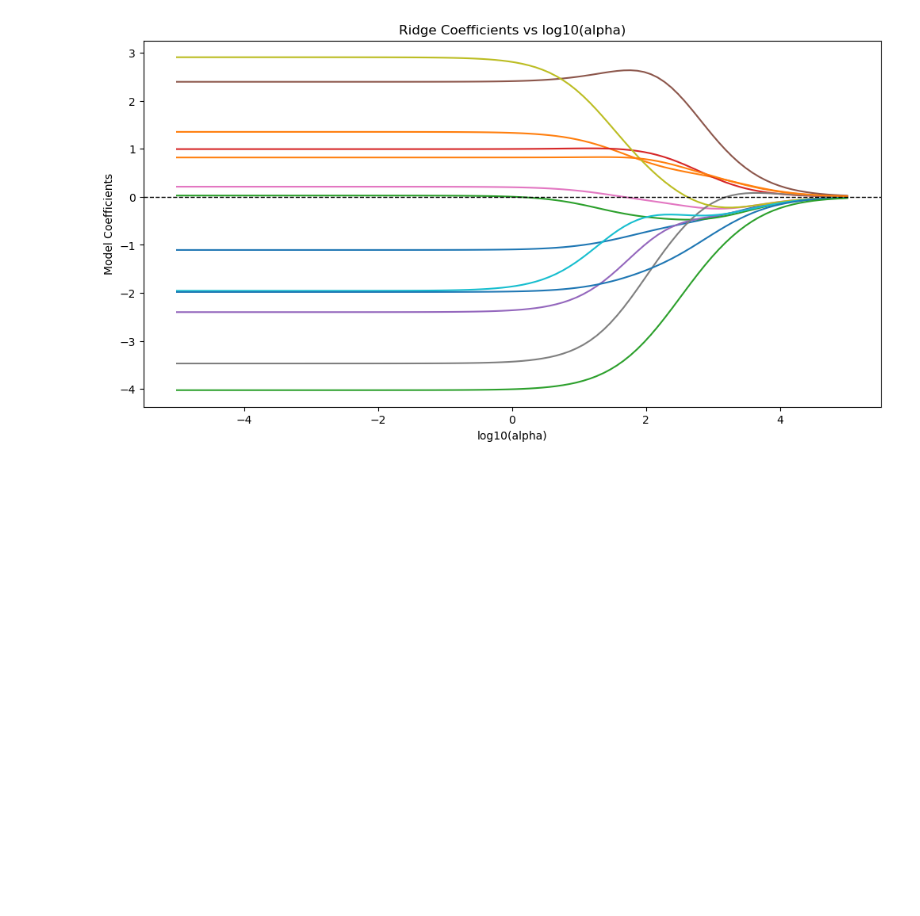
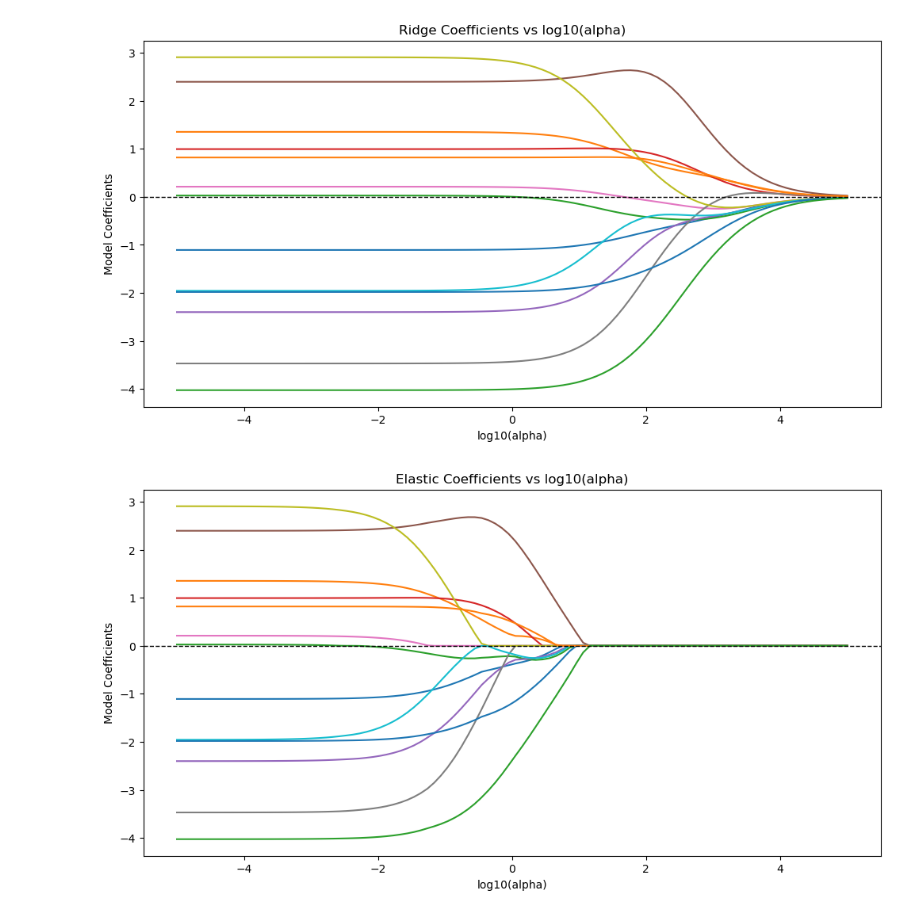
Before and after one commit to nawal-syeda/Linear-Regression, a Jupyter notebook: Programming_Assessment_3_Linear_Regression (1).ipynb, the cells around one changed output. Drawn from its saved outputs; the diff is of its cells as text; code cells hidden in the pictures; blank space fills up the shorter version.

Commit message:
assignment code improved. search alphas by test mse func commented out

```diff
--- a/Programming_Assessment_3_Linear_Regression (1).ipynb
+++ b/Programming_Assessment_3_Linear_Regression (1).ipynb
@@ -427,11 +419,11 @@ from sklearn.metrics import mean_squared_error
 # %% [output]
 ' Start your code of part 3 from here, add the new code cells as per your requirement. '
 # %%
-model = LinearRegression()
-model.fit(train_X_std, train_Y)
-intercept = model.intercept_
-weights = model.coef_
-pred = model.predict(test_X_std)
+lr = LinearRegression()
+lr.fit(train_X_std, train_Y)
+intercept = lr.intercept_
+weights = lr.coef_
+pred = lr.predict(test_X_std)
 mean_sq_err = mean_squared_error(test_Y, pred)
 half_mean_sq_err = mean_sq_err * 0.5
-score = model.score(test_X_std, test_Y)
+score = lr.score(test_X_std, test_Y)
@@ -451,6 +443,7 @@ lasso_weights = []
 lasso_mses = []
 ridge_weights = []
 ridge_mses = []
+elastic_weights = []
 elastic_mses = []
 for alpha in alphas:
     lasso_model = Lasso(alpha=alpha, max_iter=10000)
@@ -467,6 +460,7 @@ for alpha in alphas:
 
     elastic_model = ElasticNet(alpha=alpha, max_iter=10000, l1_ratio=0.5)
     elastic_model.fit(train_X_std, train_Y)
+    elastic_weights.append(elastic_model.coef_)
     elastic_pred = elastic_model.predict(test_X_std)
     elastic_mses.append(mean_squared_error(test_Y, elastic_pred))
 # %%
@@ -505,0 +502,10 @@ pyplot.show()
+# %%
+pyplot.figure(figsize=(12, 6))
+pyplot.plot(np.log10(alphas), elastic_weights)
+pyplot.xlabel("log10(alpha)")
+pyplot.ylabel("Model Coefficients")
+pyplot.axhline(0, color='black', linestyle='--', linewidth=1)
+pyplot.title("Elastic Coefficients vs log10(alpha)")
+pyplot.show()
+# %% [output]
+[figure, added]
```
Also changed, not shown: parts of 6 cells of this notebook, 1 other file.
